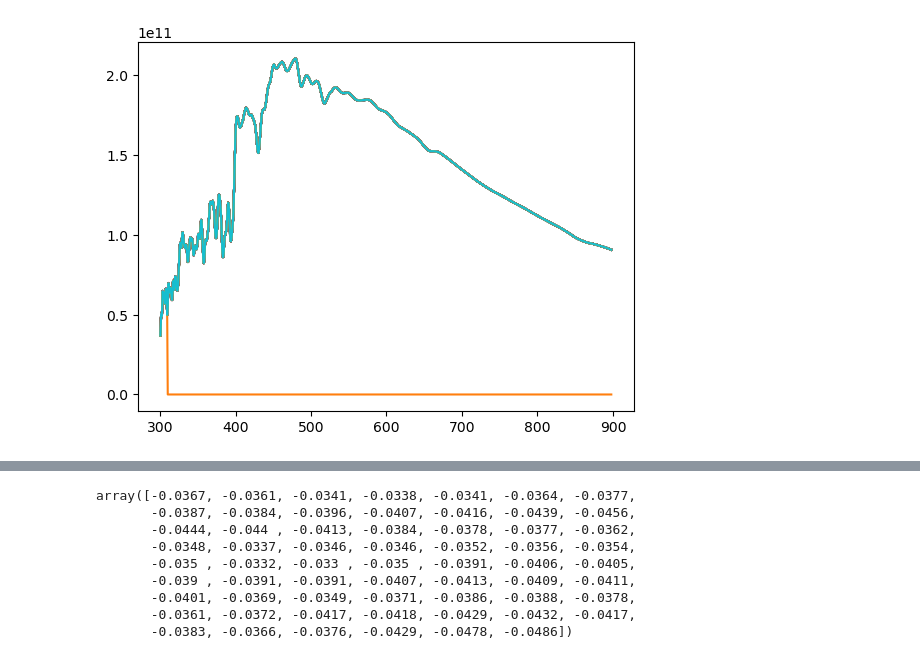
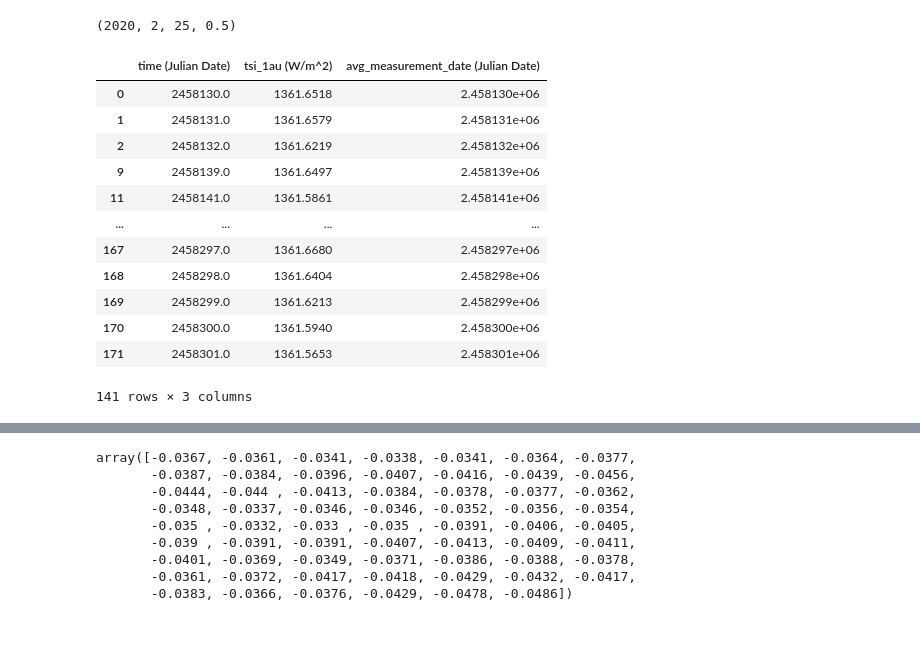
Before and after one commit to sophiestucki/starsim, a Jupyter notebook: codes+tests/test_tsi_ssi.ipynb, the cells around one changed output, grey strips where cells are left out. Drawn from its saved outputs; the diff is of its cells as text; code cells hidden in the pictures; blank space fills up the shorter version.

```diff
--- a/codes+tests/test_tsi_ssi.ipynb
+++ b/codes+tests/test_tsi_ssi.ipynb
@@ -26,4 +28,9 @@ from datetime import date
 # %%
+folder = '3_years'
 data = readsav('/home/sophie-stucki/Documents/starsim_simulations/nina_spec/DataSSI-SORCE.sav')
-simu_mps = np.loadtxt('/home/sophie-stucki/starsim/starsim/SDO_input/flux_output/flux_test_mps.txt')
-simu_phoenix = np.loadtxt('/home/sophie-stucki/starsim/starsim/SDO_input/flux_output/flux_test_phoenix.txt')
+simu_mps = np.loadtxt('/home/sophie-stucki/starsim/starsim/SDO_input/flux_output/{}/flux_test_mps.txt'.format(folder))
+simu_phoenix = np.loadtxt('/home/sophie-stucki/starsim/starsim/SDO_input/flux_output/{}/flux_test_phoenix.txt'.format(folder))
+# simu_stagger = np.loadtxt('/home/sophie-stucki/starsim/starsim/SDO_input/flux_output/flux_test_stagger.txt')
+
+tsis_data_2018 = pd.read_csv('/home/sophie-stucki/starsim/starsim/SDO_input/tsis_tsi_24hr_2018.csv')
+tsis_data_2021 = pd.read_csv('/home/sophie-stucki/starsim/starsim/SDO_input/tsis_tsi_24hr_2021.csv')
@@ -50,3 +37,7 @@ array([5.00000e-01, 1.50000e+00, 2.50000e+00, 3.50000e+00, 4.50000e+00,
+# %%
+j.jd2gcal(data['time'][-1] - 2400000.5, 2400000.5)
+# %% [output]
+(2020, 2, 25, 0.5)
 # %%
 t_tsi = []
 t_ssi = []
@@ -57,8 +48,13 @@ wav_idx = (data['wavelengths'] >= 300) & (data['wavelengths'] <= 900)
 
 wav = data['wavelengths'][wav_idx]
 
-start_time = j.gcal2jd(2017,7,1)[1] + 2400000.5
-end_time = j.gcal2jd(2017,9,1)[1] + 2400000.5
+start_time = j.gcal2jd(2015,7,1)[1] + 2400000.5
+end_time = j.gcal2jd(2018,7,1)[1] + 2400000.5
+
+day_step = 7
+
+day_tsis = tsis_data_2018['time (Julian Date)'] - start_time
+# day_tsis = tsis_data_2021['time (Julian Date)'] - start_time
 
 
 for i in range(len(data['time_ssi'])):
@@ -77,10 +73,8 @@ for i in range(len(data['time'])):
 data_ssi = np.squeeze(data_ssi)
 data_ssi *= 100**2 * 10000000
 
-for i in range(60):
-    plt.plot(wav, data_ssi[i])
 
-data_ssi = np.sum(data_ssi / (1e-7 * wav) ,axis=1)
+# data_ssi = np.sum(data_ssi / (1e-7 * wav) ,axis=1)
 
 data_tsi = np.squeeze(data_tsi)
 data_tsi *= 100**2 * 10000000
@@ -90,8 +84,27 @@ start_date = date(t_tsi[0][0], t_tsi[0][1], t_tsi[0][2])
 
 # Calcul du nombre de jours pour chaque date
 days_tsi = [(date(y, m, d) - start_date).days + f for (y, m, d, f) in t_tsi]
-days_simu = np.linspace(0, 62, 62)
+# days_simu = np.loadtxt('/home/sophie-stucki/starsim/starsim/SDO_input/maps_satire/time.txt')
+days_simu = np.append(np.arange(57) * day_step, np.arange(58,157) * day_step)
+# days_simu = np.arange(365)
+
+# mask_tsis = tsis_data_2021['tsi_1au (W/m^2)']>0
+mask_tsis = tsis_data_2018['tsi_1au (W/m^2)']>0
-# %% [output]
-[figure, removed]
+# %%
+tsis_data_2018[mask_tsis]
+# %% [output]
+|  | time (Julian Date) | tsi_1au (W/m^2) | avg_measurement_date (Julian Date) |
+| 0 | 2458130.0 | 1361.6518 | 2.458130e+06 |
+| 1 | 2458131.0 | 1361.6579 | 2.458131e+06 |
+| 2 | 2458132.0 | 1361.6219 | 2.458132e+06 |
+| 9 | 2458139.0 | 1361.6497 | 2.458139e+06 |
+| 11 | 2458141.0 | 1361.5861 | 2.458141e+06 |
+| ... | ... | ... | ... |
+| 167 | 2458297.0 | 1361.6680 | 2.458297e+06 |
+| 168 | 2458298.0 | 1361.6404 | 2.458298e+06 |
+| 169 | 2458299.0 | 1361.6213 | 2.458299e+06 |
+| 170 | 2458300.0 | 1361.5940 | 2.458300e+06 |
+| 171 | 2458301.0 | 1361.5653 | 2.458301e+06 |
+141 rows × 3 columns
 # %%
 plt.rcParams['font.size'] = 18
```
Also changed, not shown: parts of 7 cells of this notebook, 21 other files.
